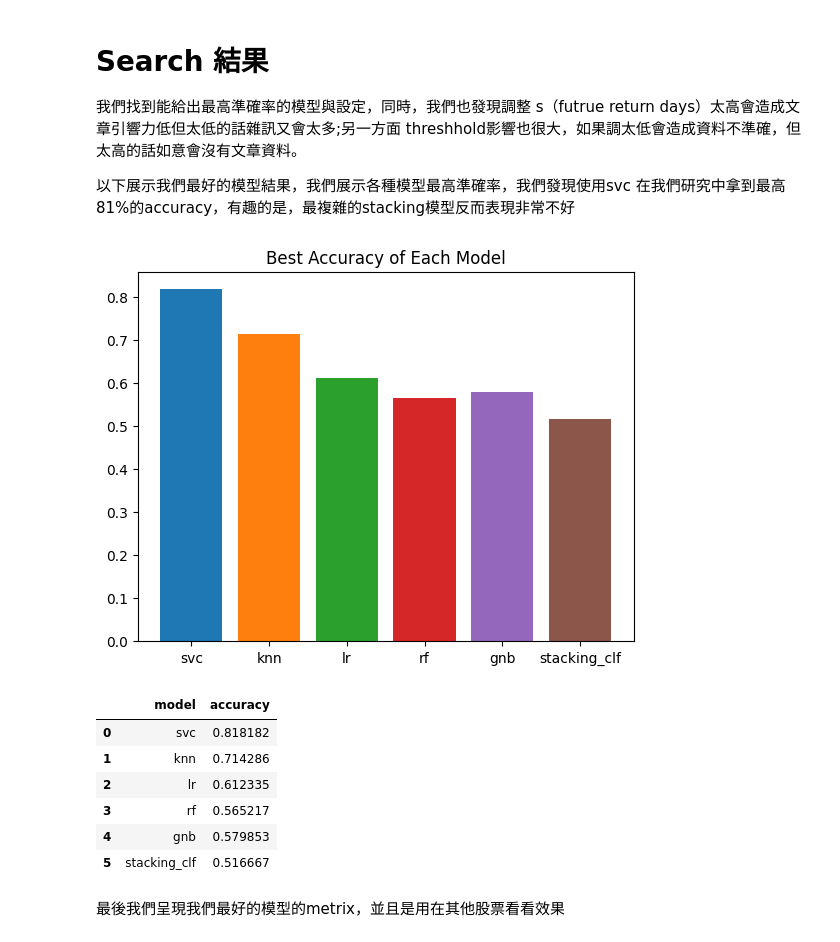
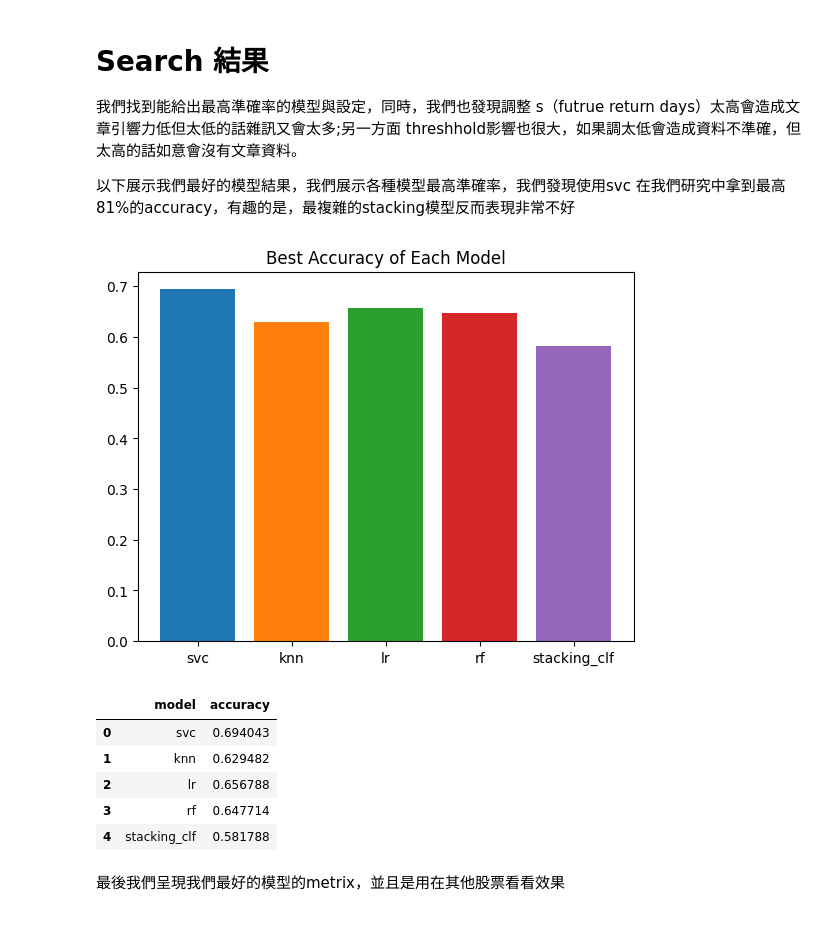
Before and after one commit to easonyu0203/2023-2-data-analyze-midterm, a Jupyter notebook: researchs/train_pipeline_research.ipynb, the cells around one changed output. Drawn from its saved outputs; the diff is of its cells as text; code cells hidden in the pictures.

```diff
--- a/researchs/train_pipeline_research.ipynb
+++ b/researchs/train_pipeline_research.ipynb
@@ -60,7 +60,7 @@ from sklearn.linear_model import LogisticRegression
 from sklearn_model_process.train_eval_model import train_eval_model, display_evaluation_result
 # %%
 # set up config
-stock = stock_meta.get_stock_by_name("台積電")
+stock = stock_meta.get_stock_by_name("群創")
 clf = LogisticRegression()
 preprocess_pipeline = PreprocessPipeline(
     docs_filterer=Word2VecSimilarFilterer(topn=1, white_noise_ratio=0),
@@ -201,12 +201,12 @@ stacking_clf = StackingClassifier(estimators=estimators, final_estimator=SVC(pro
 
 # stock names
 stock_names = ['世界', '加權指數', '台積電', '統一', '台塑', '鴻海']
-stock_name = '台塑'
+stock_name = '群創'
 # search space
-models = [svc, knn, lr, rf, gnb, stacking_clf]
-word2vec_similar__topns = [3]
+models = [svc, knn, lr, rf, stacking_clf]
+word2vec_similar__topns = [1]
 future_return_docs_labeler__s = [1, 3, 10]
-future_return_docs_labeler__thresholds = [1, 5, 10]
+future_return_docs_labeler__thresholds = [3, 5]
 keywords_tfidf_vectorlizer__count_features = [1000]
 keywords_tfidf_vectorlizer__pca_components = [100]
 # %% [markdown]
@@ -233,7 +233,7 @@ grid = ParameterGrid(param_grid)
 config_results = []
 
 # Define the number of folds for cross-validation
-n_splits = 5
+n_splits = 3
 kfold = KFold(n_splits=n_splits)
 
 
@@ -427,42 +429,41 @@ for config_result in config_results:
         }
     else:
         if config_result['accuracy_avg'] > model_best_config[model_name]['result']['accuracy_avg']:
             model_best_config[model_name] = {
                 'config': config,
                 'result': config_result
             }
 name_model_to_best_config = {}
-for model, name in zip(model_best_config.keys(), ['svc', 'knn', 'lr', 'rf', 'gnb', 'stacking_clf']):
+for model, name in zip(model_best_config.keys(), ['svc', 'knn', 'lr', 'rf', 'stacking_clf']):
     name_model_to_best_config[name] = model_best_config[model]
 
 # plot each model's best accuracy
 for model_name, config in name_model_to_best_config.items():
     model_accuracy = config['result']['accuracy_avg']
     plt.bar(model_name, model_accuracy)
 plt.title('Best Accuracy of Each Model')
 plt.show()
 
 # display model best accuracy using dataframe
 import pandas as pd
 
 model_best_accuracies = []
 for model_name, config in name_model_to_best_config.items():
     model_accuracy = config['result']['accuracy_avg']
     model_best_accuracies.append({
         'model': model_name,
         'accuracy': model_accuracy
     })
 model_best_accuracies_df = pd.DataFrame(model_best_accuracies)
 display(model_best_accuracies_df)
 # %% [output]
-[figure, old version]
+[figure, new version]
 |  | model | accuracy |
-| 0 | svc | 0.818182 |
-| 1 | knn | 0.714286 |
-| 2 | lr | 0.612335 |
-| 3 | rf | 0.565217 |
-| 4 | gnb | 0.579853 |
-| 5 | stacking_clf | 0.516667 |
+| 0 | svc | 0.694043 |
+| 1 | knn | 0.629482 |
+| 2 | lr | 0.656788 |
+| 3 | rf | 0.647714 |
+| 4 | stacking_clf | 0.581788 |
 # %% [markdown]
 最後我們呈現我們最好的模型的metrix，並且是用在其他股票看看效果
 # %%
```
Also changed, not shown: parts of 4 cells of this notebook, 10 other files.
